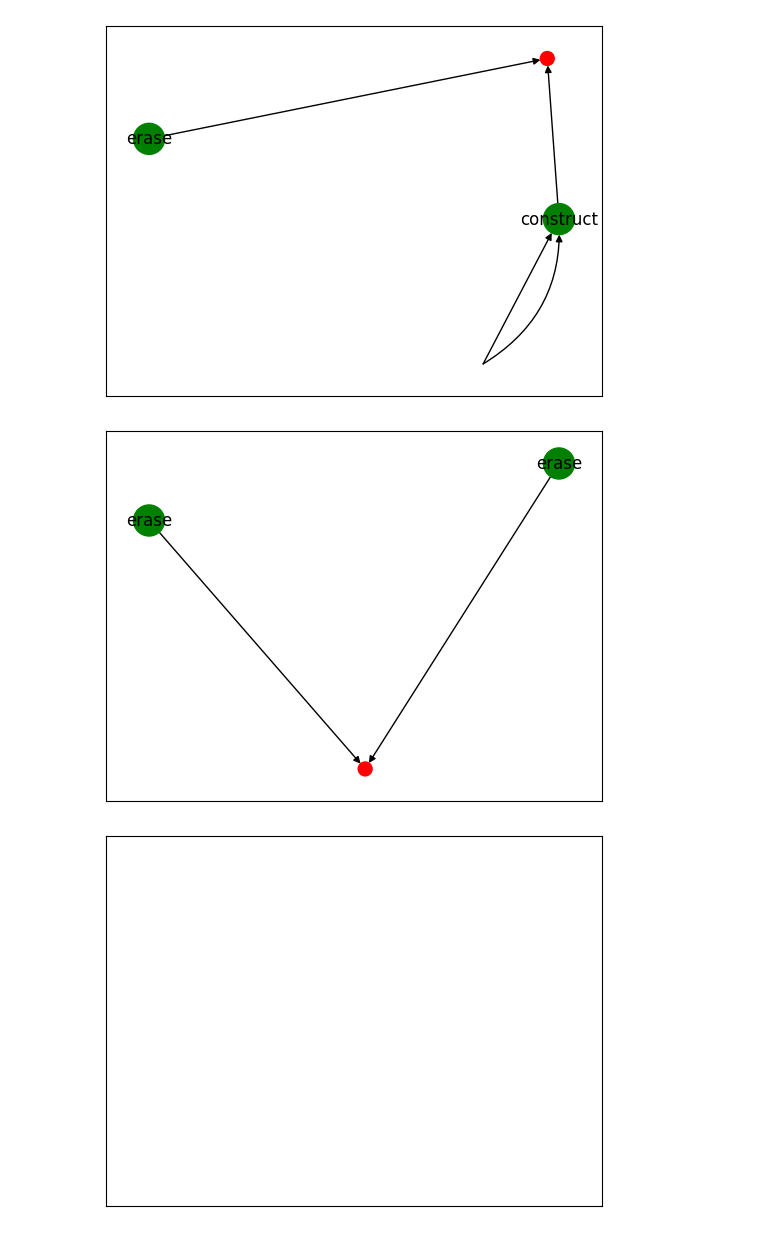
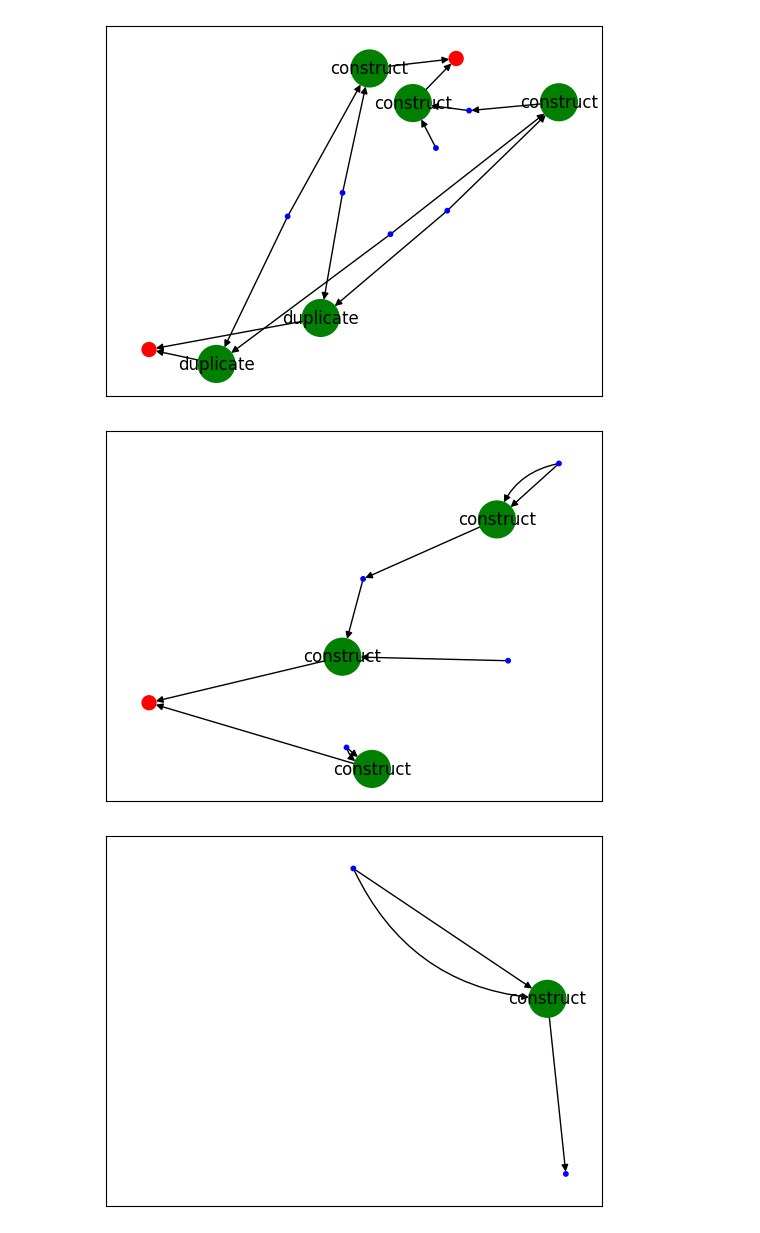
Before and after one commit to colltoaction/widip, a Jupyter notebook: bin/py/inet.ipynb, the cells around one changed output. Cells and saved outputs as stored; diff of their text form; code cells hidden in the pictures.

```diff
--- a/bin/py/inet.ipynb
+++ b/bin/py/inet.ipynb
@@ -11,8 +11,8 @@ def inet_draw(inet):
                             else inet.nodes[n]["tag"]) for n in inet.nodes},
                     node_size=[
                         100 if is_active_wire(inet, n) else
-                        0 if inet.nodes[n]["bipartite"] == 0
-                        else 500 for n in inet.nodes],
+                        10 if inet.nodes[n]["bipartite"] == 0
+                        else 700 for n in inet.nodes],
                     node_color=[
                         "red" if is_active_wire(inet, n) else
                         "blue" if inet.nodes[n]["bipartite"] == 0
@@ -48,16 +48,15 @@ inet_draw(inet)
 # %%
-annihilate_concon_or_dupdup(inet)
-annihilate_concon_or_dupdup(inet)
+commute_construct_duplicate(inet)
 inet_draw(inet)
 # %% [output]
-[figure, old version]
+[figure, new version]
 # %%
-commute_condup_erase(inet)
+annihilate_concon_or_dupdup(inet)
 inet_draw(inet)
 # %% [output]
-[figure, old version]
+[figure, new version]
 # %%
-annihilate_erase_erase(inet)
+annihilate_concon_or_dupdup(inet)
 inet_draw(inet)
 # %% [output]
-[figure, old version]
+[figure, new version]
```
Also changed, not shown: parts of 3 cells of this notebook, 2 other files.
